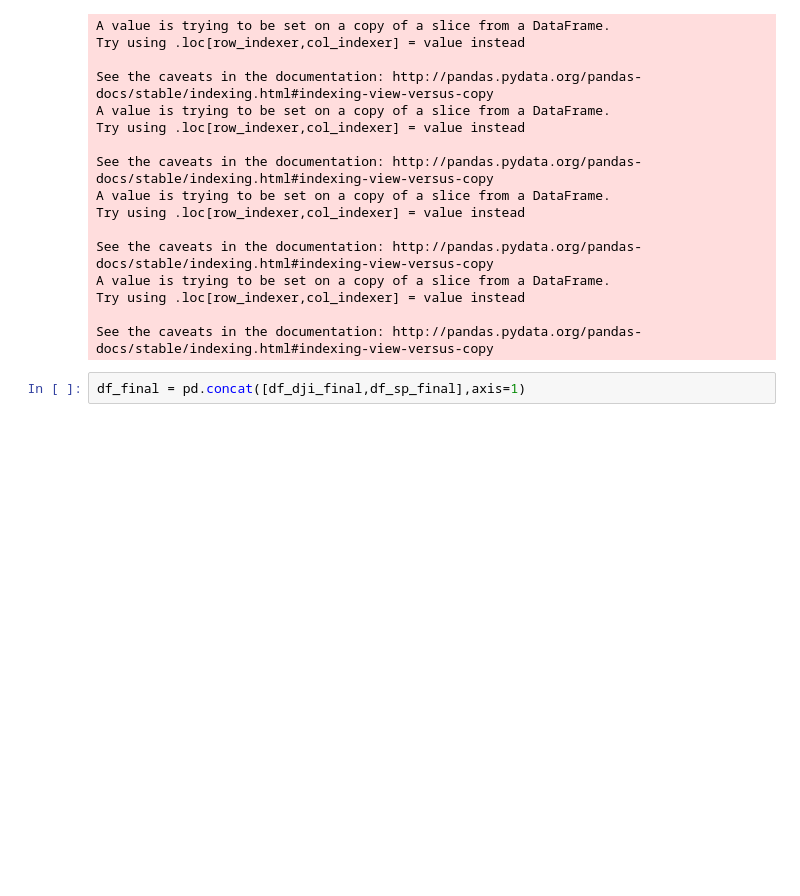
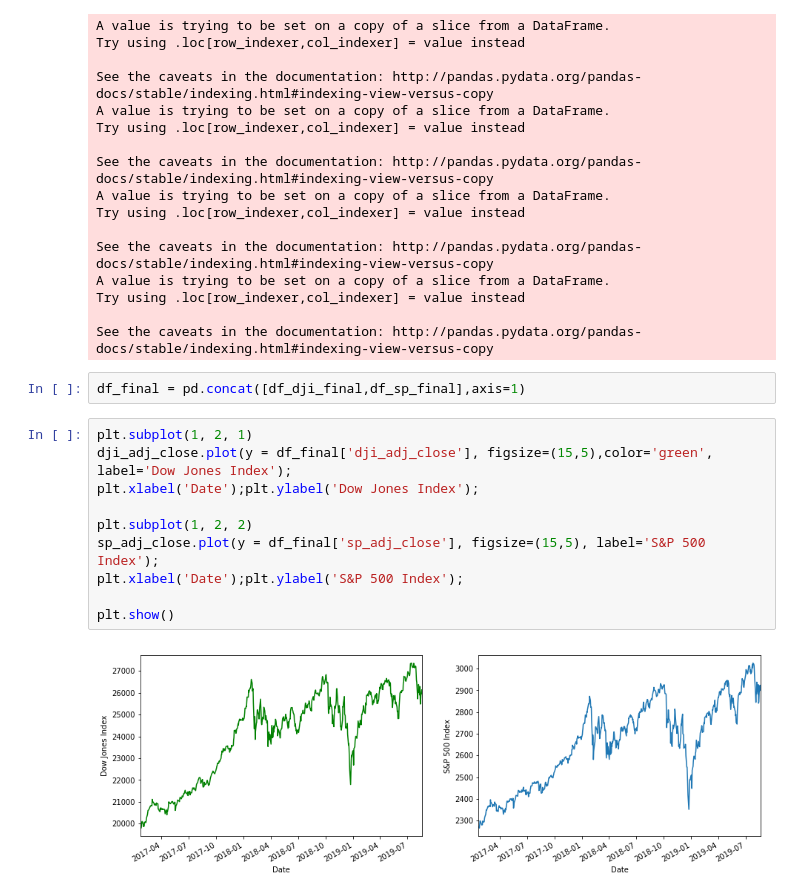
Before and after one commit to BjornCilleborg/sds2019, a Jupyter notebook: SDS Exam - DJ and SP500.ipynb, the cells around one changed output. Drawn from its saved outputs; the diff is of its cells as text; blank space fills up the shorter version.

```diff
--- a/SDS Exam - DJ and SP500.ipynb
+++ b/SDS Exam - DJ and SP500.ipynb
@@ -185,3 +185,15 @@ Try using .loc[row_indexer,col_indexer] = value instead
 See the caveats in the documentation: http://pandas.pydata.org/pandas-docs/stable/indexing.html#indexing-view-versus-copy
 # %%
 df_final = pd.concat([df_dji_final,df_sp_final],axis=1)
+# %%
+plt.subplot(1, 2, 1)
+dji_adj_close.plot(y = df_final['dji_adj_close'], figsize=(15,5),color='green', label='Dow Jones Index');
+plt.xlabel('Date');plt.ylabel('Dow Jones Index');
+
+plt.subplot(1, 2, 2)
+sp_adj_close.plot(y = df_final['sp_adj_close'], figsize=(15,5), label='S&P 500 Index');
+plt.xlabel('Date');plt.ylabel('S&P 500 Index');
+
+plt.show()
+# %% [output]
+[figure, added]
```
